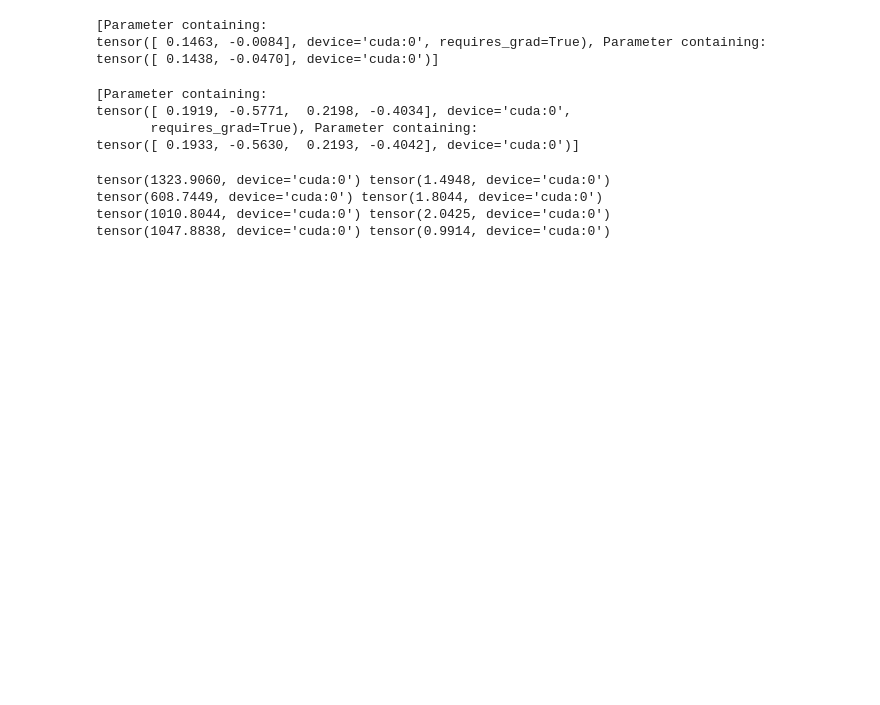
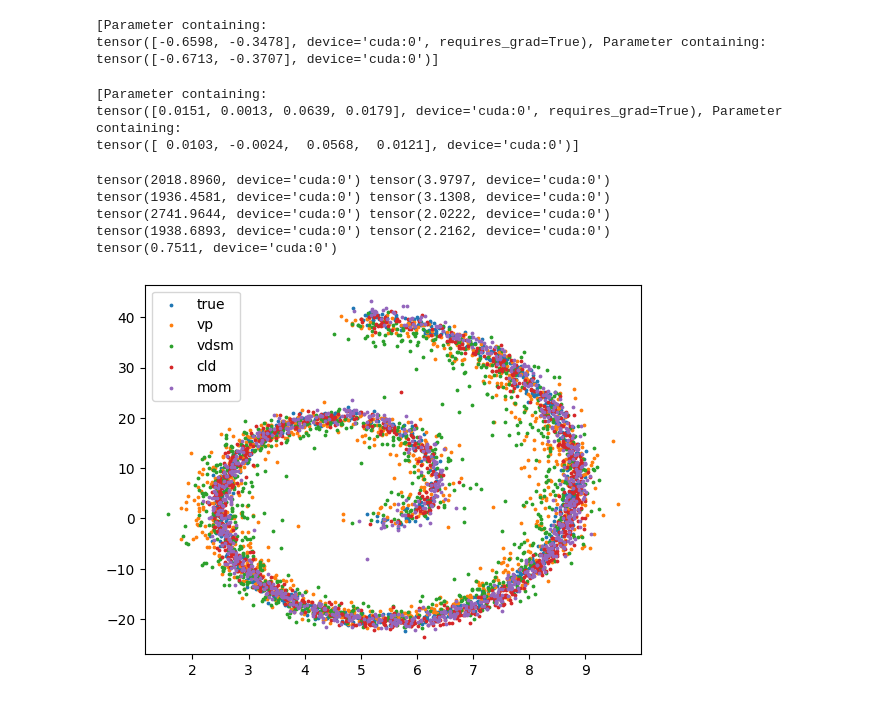
Before and after one commit to KevinRojas1499/variational-sb, a Jupyter notebook: experiment.ipynb, the cells around one changed output. Saved outputs shown, nothing was run; the diff lists cells and outputs as text; code cells hidden in the pictures; blank space fills up the shorter version.

```diff
--- a/experiment.ipynb
+++ b/experiment.ipynb
@@ -15,7 +15,7 @@ torch.set_printoptions(precision=4,sci_mode=False)
 # %%
 # SB
 device = torch.device('cuda:0' if torch.cuda.is_available() else 'cpu')
-model_path = f'./checkpoints/no_ema_vdsm/itr_100000'
+model_path = f'./checkpoints/vdsm_test/itr_65000'
 forward_score  = EMA(MatrixTimeEmbedding([2]).to(device))
 vdsm_score = EMA(MLP(2,False).to(device))
 forward_score.load_state_dict(torch.load(os.path.join(model_path,'forward_ema.pt')))
@@ -32,16 +32,18 @@ vp.backward_score = get_preconditioned_model(vp_score,vp)
 print([param for param in forward_score.parameters()])
 # %% [output]
 [Parameter containing:
-tensor([ 0.1463, -0.0084], device='cuda:0', requires_grad=True), Parameter containing:
-tensor([ 0.1438, -0.0470], device='cuda:0')]
+tensor([-0.6598, -0.3478], device='cuda:0', requires_grad=True), Parameter containing:
+tensor([-0.6713, -0.3707], device='cuda:0')]
 # %%
 # SB
 device = torch.device('cuda:0' if torch.cuda.is_available() else 'cpu')
 linear_momentum = SDEs.LinearMomentumSchrodingerBridge()
 
-model_path = f'./checkpoints/mom/itr_100000'
+model_path = f'./checkpoints/mom_adap/itr_70000'
 forward_score  = EMA(MatrixTimeEmbedding([4]).to(device))
 mom_score = EMA(MLP(2,True).to(device))
+# mom_score = MLP(2,True).to(device)
+
 forward_score.load_state_dict(torch.load(os.path.join(model_path,'forward_ema.pt')))
 mom_score.load_state_dict(torch.load(os.path.join(model_path,'backward_ema.pt')))
 
@@ -57,44 +59,57 @@ cld.backward_score = cld_score
 print([param for param in forward_score.parameters()])
 # %% [output]
 [Parameter containing:
-tensor([ 0.1919, -0.5771,  0.2198, -0.4034], device='cuda:0',
-       requires_grad=True), Parameter containing:
-tensor([ 0.1933, -0.5630,  0.2193, -0.4042], device='cuda:0')]
+tensor([0.0151, 0.0013, 0.0639, 0.0179], device='cuda:0', requires_grad=True), Parameter containing:
+tensor([ 0.0103, -0.0024,  0.0568,  0.0121], device='cuda:0')]
 # %%
+
 @torch.no_grad()
 def measure_straightness(sde, trajectories):
     start, end = trajectories[:,0], trajectories[:,-1]
     diff = end - start
     straightness = 0
     n_pts =trajectories.shape[1]
     dt = sde.T/n_pts
 
     time_pts = sde.T - torch.linspace(0., sde.T, n_pts, device=device)
     one = torch.ones(start.shape[0],device=start.device)
     for i in range(n_pts-1):
         drift = sde.probability_flow_drift(trajectories[:,i+1], one * (time_pts[i]))
         straightness += torch.mean(torch.sum((diff-drift)**2,dim=-1),dim=0)
 
-    return straightness * dt/(trajectories.shape[-1])
+    return straightness * dt #/(trajectories.shape[-1])
 
 
 n_time_pts = 100
-dataset = datasets.Spiral(x_scalar=0.4, y_scalar=3.2,batch_size=5000)
-true = next(iter(dataset)).to(device)
-mom_samp, mom_traj = linear_momentum.sample((5000,4),device, n_time_pts=n_time_pts, return_traj=True)
-cld_samp, cld_traj = cld.sample((5000,4),device, n_time_pts=n_time_pts, return_traj=True)
-vdsm_samp, vdsm_traj = linear_sb.sample((5000,2),device,n_time_pts=n_time_pts,return_traj=True)
-vp_samp, vp_traj = vp.sample((5000,2),device,n_time_pts=n_time_pts,return_traj=True)
+n_samples = 1000
+dataset = iter(datasets.Spiral(x_scalar=0.4, y_scalar=3.2,batch_size=n_samples))
+true = next(dataset).to(device)
+mom_samp, mom_traj = linear_momentum.sample((n_samples,4),device, n_time_pts=n_time_pts, return_traj=True, prob_flow=False)
+cld_samp, cld_traj = cld.sample((n_samples,4),device, n_time_pts=n_time_pts, return_traj=True, prob_flow=False)
+vdsm_samp, vdsm_traj = linear_sb.sample((n_samples,2),device,n_time_pts=n_time_pts,return_traj=True, prob_flow=False)
+vp_samp, vp_traj = vp.sample((n_samples,2),device,n_time_pts=n_time_pts,return_traj=True, prob_flow=False)
 
 print(measure_straightness(linear_momentum,mom_traj), get_w2(true,mom_samp))
 print(measure_straightness(cld,cld_traj), get_w2(true,cld_samp))
 print(measure_straightness(linear_sb,vdsm_traj), get_w2(true,vdsm_samp))
 print(measure_straightness(vp,vp_traj), get_w2(true,vp_samp))
+print(get_w2(true, next(dataset).to(device)))
+
+plt.scatter(true[:,0].cpu().detach(), true[:,1].cpu().detach(),s=3,label='true')
+plt.scatter(vp_samp[:,0].cpu().detach(), vp_samp[:,1].cpu().detach(),s=3,label='vp')
+plt.scatter(vdsm_samp[:,0].cpu().detach(), vdsm_samp[:,1].cpu().detach(),s=3,label='vdsm')
+plt.scatter(cld_samp[:,0].cpu().detach(), cld_samp[:,1].cpu().detach(),s=3,label='cld')
+plt.scatter(mom_samp[:,0].cpu().detach(), mom_samp[:,1].cpu().detach(),s=3,label='mom')
+
+plt.legend()
+plt.show()
 # %% [output]
-tensor(1323.9060, device='cuda:0') tensor(1.4948, device='cuda:0')
-tensor(608.7449, device='cuda:0') tensor(1.8044, device='cuda:0')
-tensor(1010.8044, device='cuda:0') tensor(2.0425, device='cuda:0')
-tensor(1047.8838, device='cuda:0') tensor(0.9914, device='cuda:0')
+tensor(2018.8960, device='cuda:0') tensor(3.9797, device='cuda:0')
+tensor(1936.4581, device='cuda:0') tensor(3.1308, device='cuda:0')
+tensor(2741.9644, device='cuda:0') tensor(2.0222, device='cuda:0')
+tensor(1938.6893, device='cuda:0') tensor(2.2162, device='cuda:0')
+tensor(0.7511, device='cuda:0')
+[figure, added]
 # %%
 def plot_trajectories(traj, save_path, gif_name='trajectories.gif'):
     idx = range(traj.shape[1])
```
Also changed, not shown: parts of 4 cells of this notebook, 4 other files.
